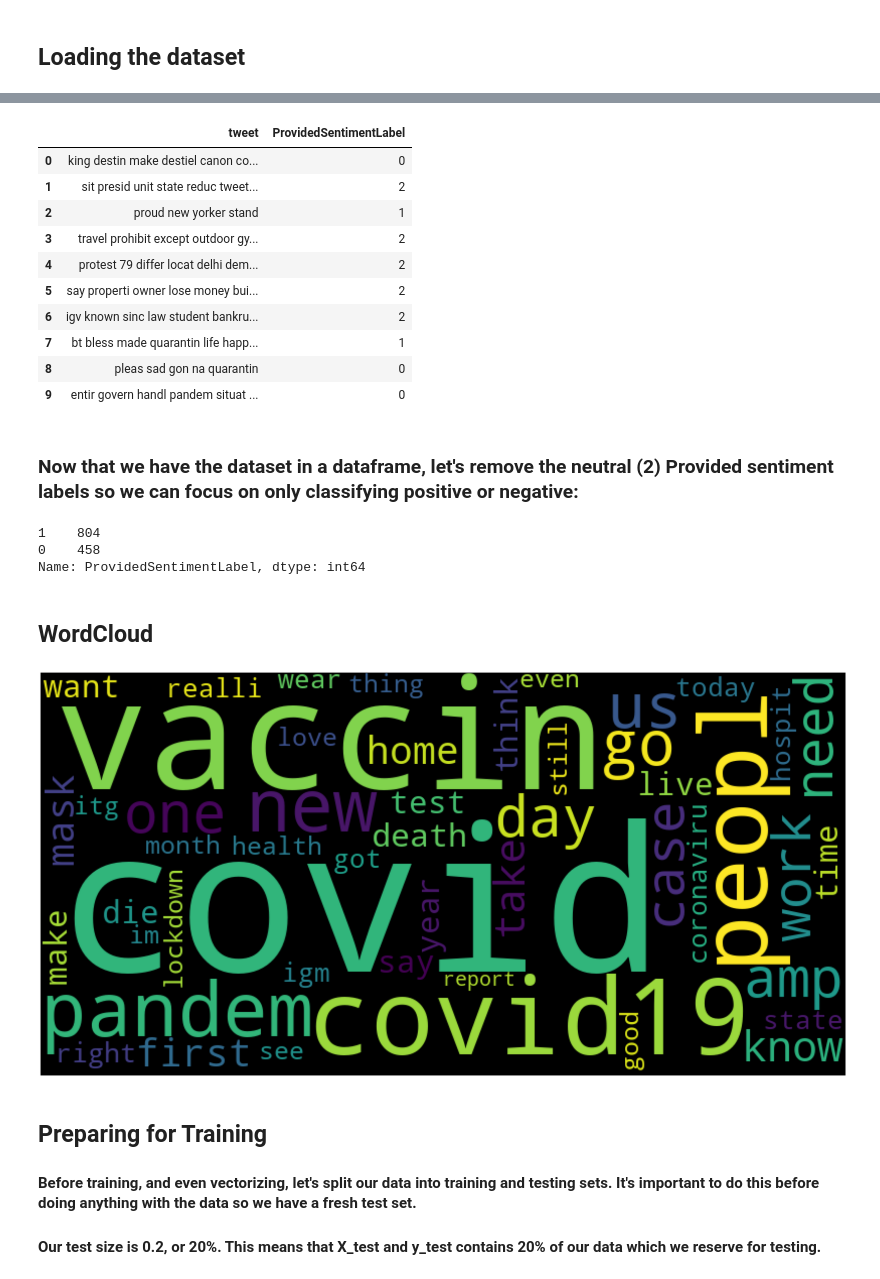
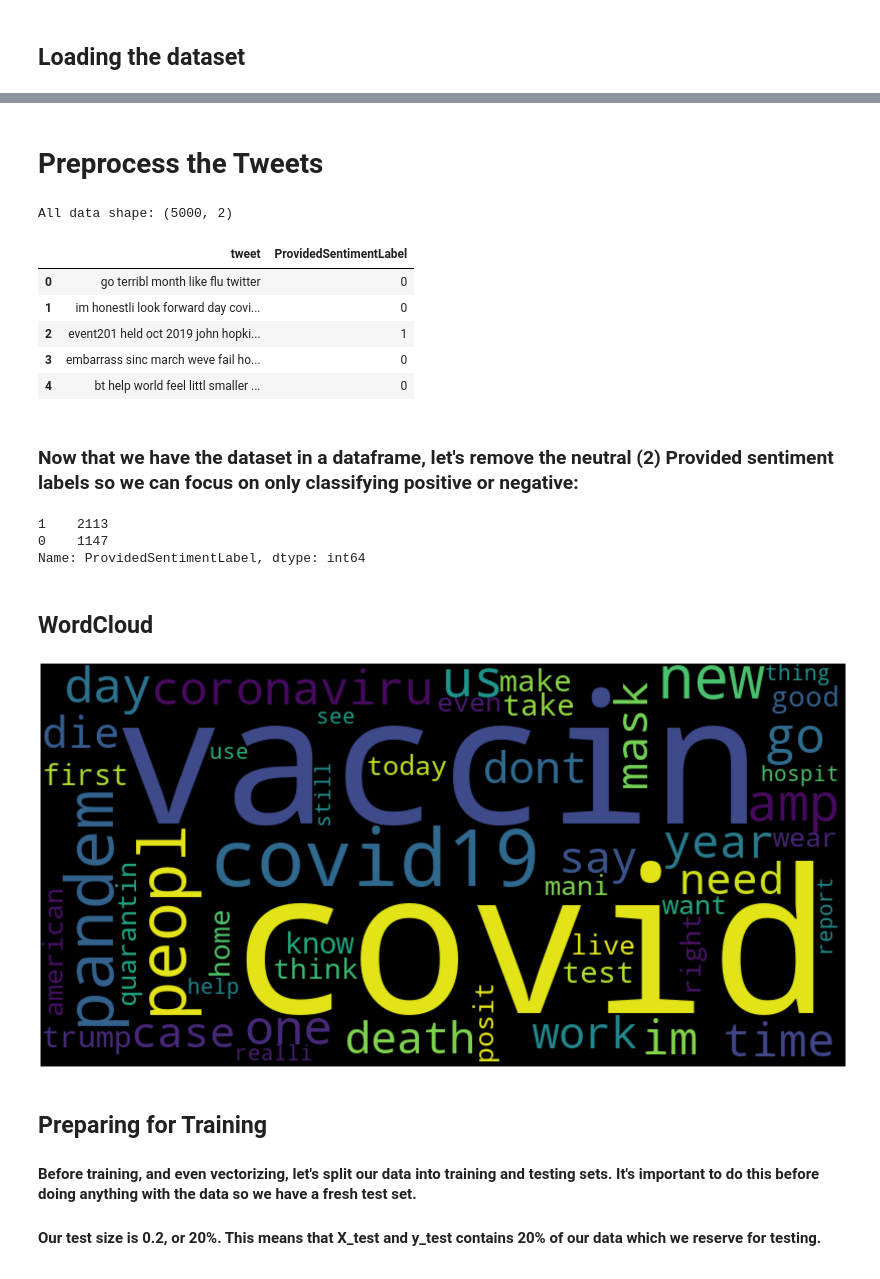
Before and after one commit to ttafa/Rock-Paper-Scissors, a Jupyter notebook: SentimentNBOnly.ipynb, the cells around one changed output, grey strips where cells are left out. Cells and saved outputs as stored; diff of their text form; code cells hidden in the pictures.

```diff
--- a/SentimentNBOnly.ipynb
+++ b/SentimentNBOnly.ipynb
@@ -40,7 +40,7 @@ pd.set_option('mode.chained_assignment', None)
 # Helper functions
 # %%
 def load_dataset(filename, cols):
-    dataset = pd.read_csv(filename, encoding='latin-1', nrows=2000)
+    dataset = pd.read_csv(filename, encoding='latin-1', nrows=5000)
     dataset.columns = cols
     return dataset
 
@@ -79,6 +79,18 @@ Stemming: Eliminating affixes (circumfixes, suffixes, prefixes, infixes) from a
 Lemmatization: The goal is same as with stemming, but stemming a word sometimes loses the actual meaning of the word. Lemmatization usually refers to doing things properly using vocabulary and morphological analysis of words. It returns the base or dictionary form of a word, also known as the lemma. (eg. Better to Good)
 # %%
 def preprocess_tweet_text(tweet):
+    tweet = tweet.lower()
+    # Remove urls
+    tweet = re.sub(r"http\S+|www\S+|https\S+", '', tweet, flags=re.MULTILINE)
+    # Remove user @ references and '#' from tweet
+    tweet = re.sub(r'\@\w+|\#','', tweet)
+    # Remove punctuations
+    tweet = tweet.translate(str.maketrans('', '', string.punctuation))
+    # Remove RT
+    tweet = re.sub(r'\brt\b', '', tweet)
+    # Remove ascii characters
+    string_encode = tweet.encode("ascii", "ignore")
+    tweet = string_encode.decode()
 
     # Remove punctuations
     tweet = tweet.translate(str.maketrans('', '', string.punctuation))
@@ -111,11 +123,10 @@ def get_feature_vector(train_fit):
 # %%
 # Load dataset
 #dataset = load_dataset("COVIDTweetCorpusCombinedAnalysedAllNoFEBin.csv", ['tweet', 'ProvidedSentiment'])
-full_dataset = load_dataset("COVIDTweetCorpusCombinedAnalysedAllNoFEBin.csv", ['tweet','ProvidedSentiment','ProvidedSentimentLabel','DerivedSentiment','DerivedSentimentLabel','ManualLabel'])
+full_dataset = load_dataset("Tweet_ID_Sent_PostLabel.csv", ['tweet','ProvidedSentimentLabel','SentimentScore'])
 # Remove unwanted columns from dataset
-dataset = remove_unwanted_cols(full_dataset, ['ProvidedSentiment',  'DerivedSentiment','DerivedSentimentLabel','ManualLabel'])
+dataset = remove_unwanted_cols(full_dataset, ['SentimentScore'])
 dataset.tweet=dataset.tweet.astype(str)
-dataset.tweet = dataset['tweet'].apply(preprocess_tweet_text)
 
-print("All data shape: {}".format(dataset.shape))
+dataset.head(5)
 # %% [output]
@@ -123,25 +139,28 @@ All data shape: (2000, 2)
+# %% [markdown]
+# Preprocess the Tweets
+# %%
+dataset.tweet = dataset['tweet'].apply(preprocess_tweet_text)
+
+print("All data shape: {}".format(dataset.shape))
+# %% [output]
+All data shape: (5000, 2)
 # %%
-dataset.head(10)
+dataset.head(5)
 # %% [output]
 |  | tweet | ProvidedSentimentLabel |
-| 0 | king destin make destiel canon co... | 0 |
-| 1 | sit presid unit state reduc tweet... | 2 |
-| 2 | proud new yorker stand | 1 |
-| 3 | travel prohibit except outdoor gy... | 2 |
-| 4 | protest 79 differ locat delhi dem... | 2 |
-| 5 | say properti owner lose money bui... | 2 |
-| 6 | igv known sinc law student bankru... | 2 |
-| 7 | bt bless made quarantin life happ... | 1 |
-| 8 | pleas sad gon na quarantin | 0 |
-| 9 | entir govern handl pandem situat ... | 0 |
+| 0 | go terribl month like flu twitter | 0 |
+| 1 | im honestli look forward day covi... | 0 |
+| 2 | event201 held oct 2019 john hopki... | 1 |
+| 3 | embarrass sinc march weve fail ho... | 0 |
+| 4 | bt help world feel littl smaller ... | 0 |
 # %% [markdown]
 ### Now that we have the dataset in a dataframe, let's remove the neutral (2) Provided sentiment labels so we can focus on only classifying positive or negative:
 # %%
 dataset = dataset[dataset.ProvidedSentimentLabel != 2]
 dataset.ProvidedSentimentLabel.value_counts()
 # %% [output]
-1    804
-0    458
+1    2113
+0    1147
 Name: ProvidedSentimentLabel, dtype: int64
 # %% [markdown]
 ## WordCloud
@@ -159,7 +178,7 @@ plt.imshow(wordcloud, interpolation="bilinear")
 plt.axis("off")
 plt.show()
 # %% [output]
-[figure, old version]
+[figure, new version]
 # %% [markdown]
 ## Preparing for Training
 
```
Also changed, not shown: parts of 17 cells of this notebook.
